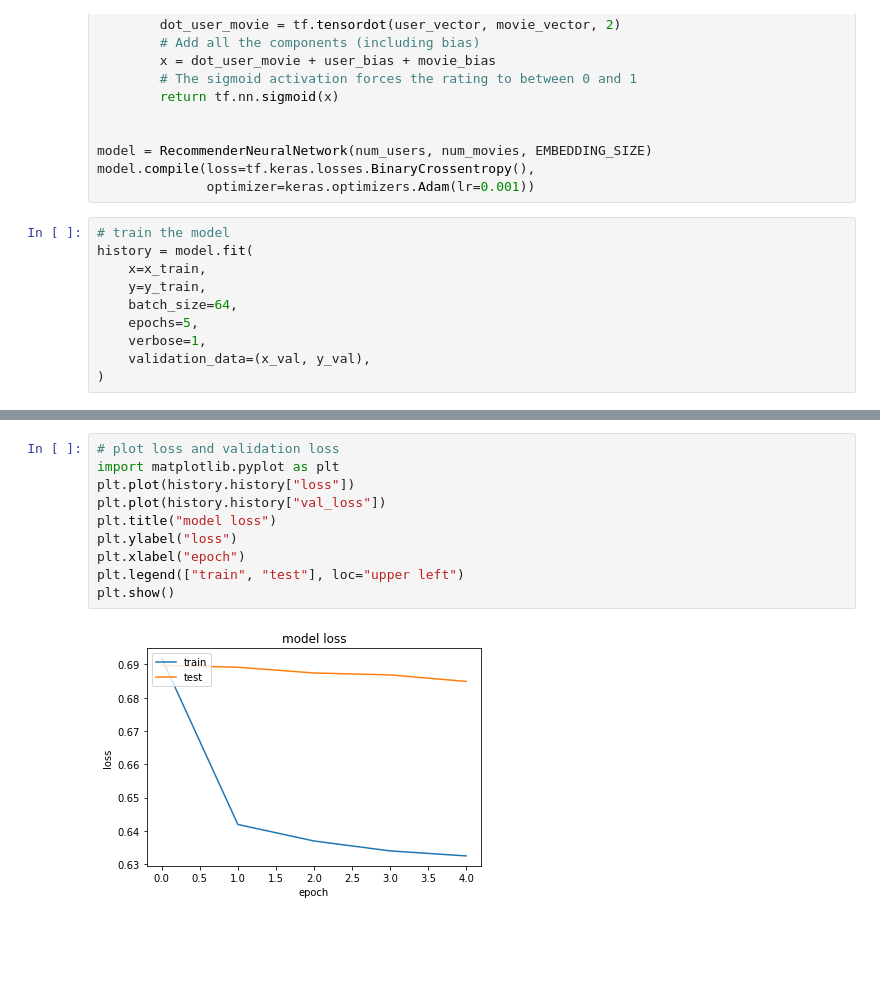
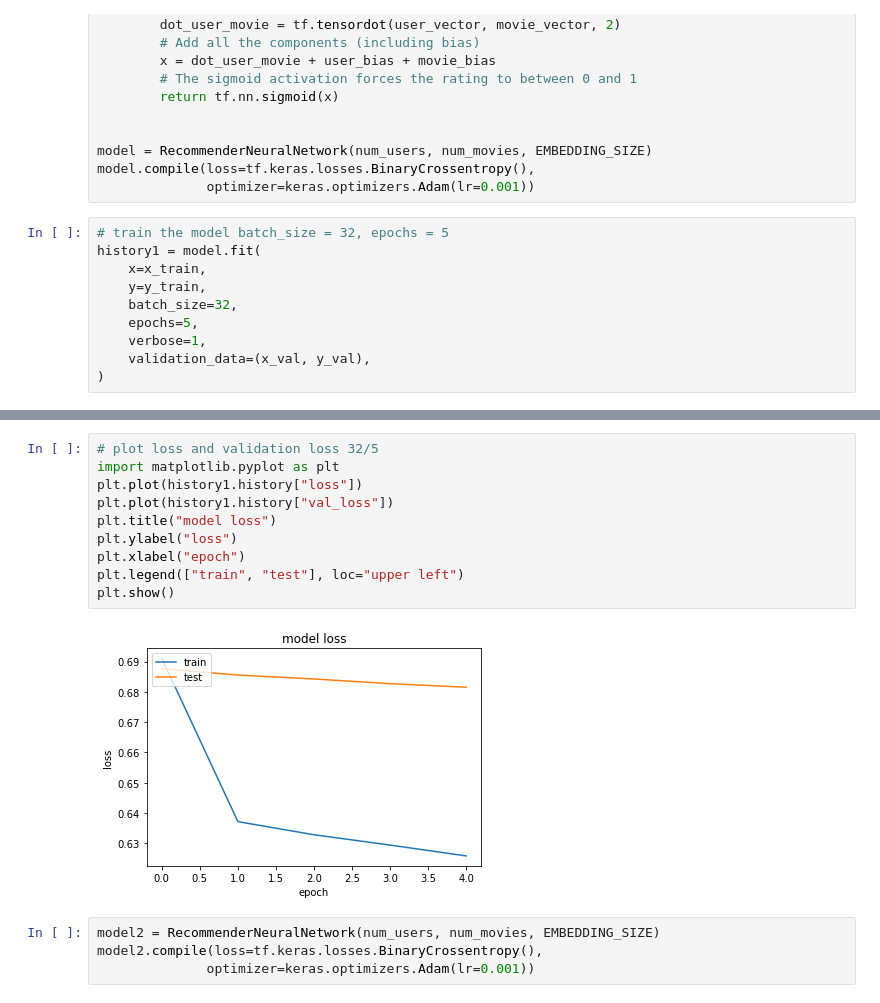
Before and after one commit to faisalbegins/recommender-ml, a Jupyter notebook: notebooks/recommender.ipynb, the cells around one changed output, grey strips where cells are left out. Drawn from its saved outputs; the diff is of its cells as text; blank space fills up the shorter version.

```diff
--- a/notebooks/recommender.ipynb
+++ b/notebooks/recommender.ipynb
@@ -614,11 +614,11 @@ model = RecommenderNeuralNetwork(num_users, num_movies, EMBEDDING_SIZE)
 model.compile(loss=tf.keras.losses.BinaryCrossentropy(),
               optimizer=keras.optimizers.Adam(lr=0.001))
 # %%
-# train the model
-history = model.fit(
+# train the model batch_size = 32, epochs = 5
+history1 = model.fit(
     x=x_train,
     y=y_train,
-    batch_size=64,
+    batch_size=32,
     epochs=5,
     verbose=1,
     validation_data=(x_val, y_val),
@@ -645,12 +645,16 @@ Epoch 5/5
 # %%
-# plot loss and validation loss
+# plot loss and validation loss 32/5
 import matplotlib.pyplot as plt
-plt.plot(history.history["loss"])
-plt.plot(history.history["val_loss"])
+plt.plot(history1.history["loss"])
+plt.plot(history1.history["val_loss"])
 plt.title("model loss")
 plt.ylabel("loss")
 plt.xlabel("epoch")
 plt.legend(["train", "test"], loc="upper left")
 plt.show()
 # %% [output]
-[figure, old version]
+[figure, new version]
+# %%
+model2 = RecommenderNeuralNetwork(num_users, num_movies, EMBEDDING_SIZE)
+model2.compile(loss=tf.keras.losses.BinaryCrossentropy(),
+              optimizer=keras.optimizers.Adam(lr=0.001))
```
Also changed, not shown: parts of 13 cells of this notebook.
